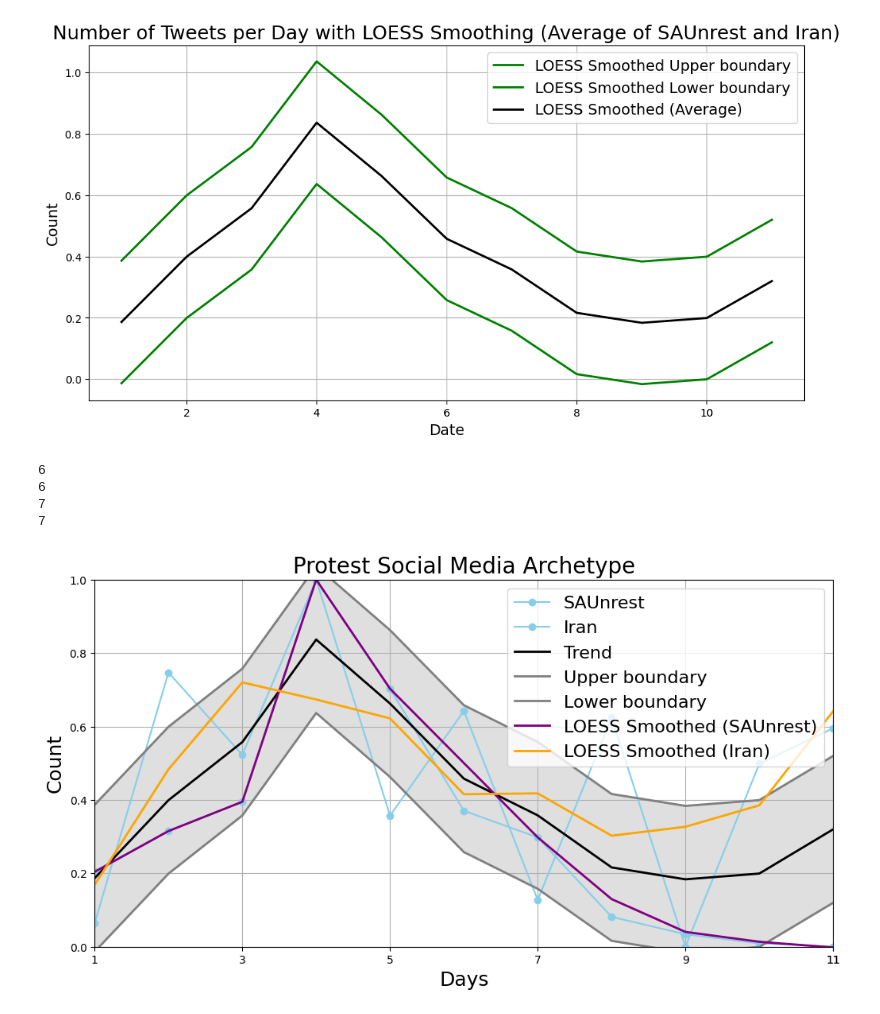
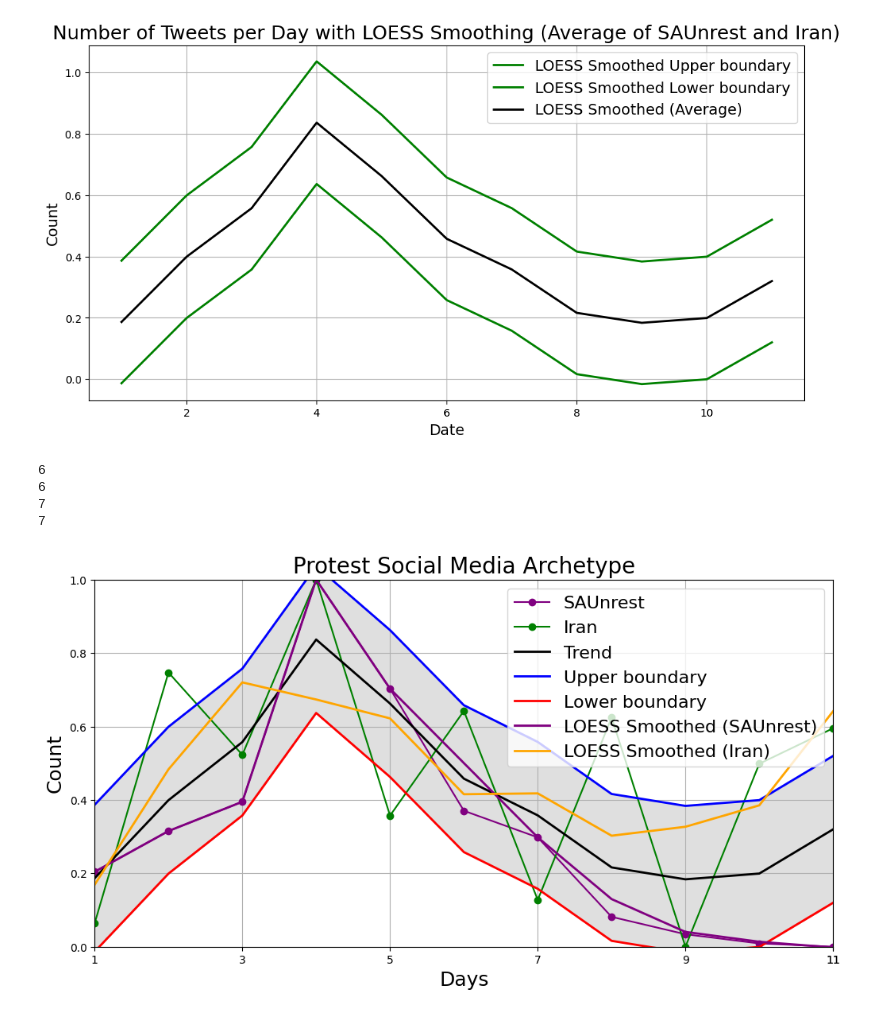
Before and after one commit to NatanGrayman/Investigation_Project, a Jupyter notebook: investigation-project-social-unrest.ipynb, the cells around one changed output. Cells and saved outputs as stored; diff of their text form; code cells hidden in the pictures.

```diff
--- a/investigation-project-social-unrest.ipynb
+++ b/investigation-project-social-unrest.ipynb
@@ -2924,8 +2927,8 @@ def plot_tweets_with_loess(data_dict, key1, key2, frac, showPatterns = False, sh
 
     # Plot the first dataset
     if showPatterns:
-        ax.plot(np.arange(1, len(data_dict[key1]) + 1), data_dict[key1], marker='o', label=key1, color='skyblue')
-        ax.plot(np.arange(1, len(data_dict[key2]) + 1), data_dict[key2], marker='o', label=key2, color='skyblue')
+        ax.plot(np.arange(1, len(data_dict[key1]) + 1), data_dict[key1], marker='o', label=key1, color='purple')
+        ax.plot(np.arange(1, len(data_dict[key2]) + 1), data_dict[key2], marker='o', label=key2, color='green')
 
     # Apply LOESS smoothing to the first dataset
     lowess_key1 = sm.nonparametric.lowess(data_dict[key1], np.arange(1, len(data_dict[key1]) + 1), frac=frac)
@@ -2939,8 +2942,13 @@ def plot_tweets_with_loess(data_dict, key1, key2, frac, showPatterns = False, sh
 
     # Plot the smoothed curves
     ax.plot(np.arange(1, len(data_dict[key2]) + 1), (smoothed_values_key1 + smoothed_values_key2) / 2, label=f'Trend', color='black', linewidth=2)
-    ax.plot(np.arange(1, len(data_dict[key1]) + 1), ((smoothed_values_key1 + smoothed_values_key2) / 2) + 0.2, label=f'Upper boundary', color='gray', linewidth=2)
-    ax.plot(np.arange(1, len(data_dict[key2]) + 1), ((smoothed_values_key1 + smoothed_values_key2) / 2) - 0.2, label=f'Lower boundary', color='gray', linewidth=2)
+    ax.plot(np.arange(1, len(data_dict[key1]) + 1), ((smoothed_values_key1 + smoothed_values_key2) / 2) + 0.2, label=f'Upper boundary', color='blue', linewidth=2)
+    ax.plot(np.arange(1, len(data_dict[key2]) + 1), ((smoothed_values_key1 + smoothed_values_key2) / 2) - 0.2, label=f'Lower boundary', color='red', linewidth=2)
+
+
+    data_dict["Archetype"] = (smoothed_values_key1 + smoothed_values_key2) / 2
+    data_dict["Archetype-lower"] = ((smoothed_values_key1 + smoothed_values_key2) / 2) - 0.2
+    data_dict["Archetype-higher"] = ((smoothed_values_key1 + smoothed_values_key2) / 2) + 0.2
 
     # Fill the area between the upper and lower bounds with gray color
     ax.fill_between(np.arange(1, len(data_dict[key1]) + 1), ((smoothed_values_key1 + smoothed_values_key2) / 2) - 0.2, ((smoothed_values_key1 + smoothed_values_key2) / 2) + 0.2, color='gray', alpha=0.25)
@@ -2969,31 +2977,31 @@ def plot_tweets_with_loess(data_dict, key1, key2, frac, showPatterns = False, sh
         print(len(x_labels))
 
     ax.set_xticks(x_ticks)
     ax.set_xticklabels(x_labels)
 
     # Add labels and legend
     ax.set_xlabel('Days', fontsize=18)
     ax.set_ylabel('Count', fontsize=18)
     ax.set_title('Protest Social Media Archetype', fontsize=20)
     ax.legend(fontsize=16)
     ax.grid()
 
     if Save:
         name_of_save = f'Number of Tweets per Day with LOESS Smoothing (Average of {key1} and {key2})4.png'
         # Save the plot as a PNG file
         plt.savefig(name_of_save)
 
     # Show the plot
     plt.show()
 
 # Example usage:
 key1 = 'SAUnrest'
 key2 = 'Iran'
 frac = 0.4
 plot_tweets_with_loess(data_SAUnrest_Iran, key1, key2, frac, True, True)
 # %% [output]
 6
 6
 7
 7
-[figure, old version]
+[figure, new version]
```
Also changed, not shown: parts of 53 cells of this notebook.
